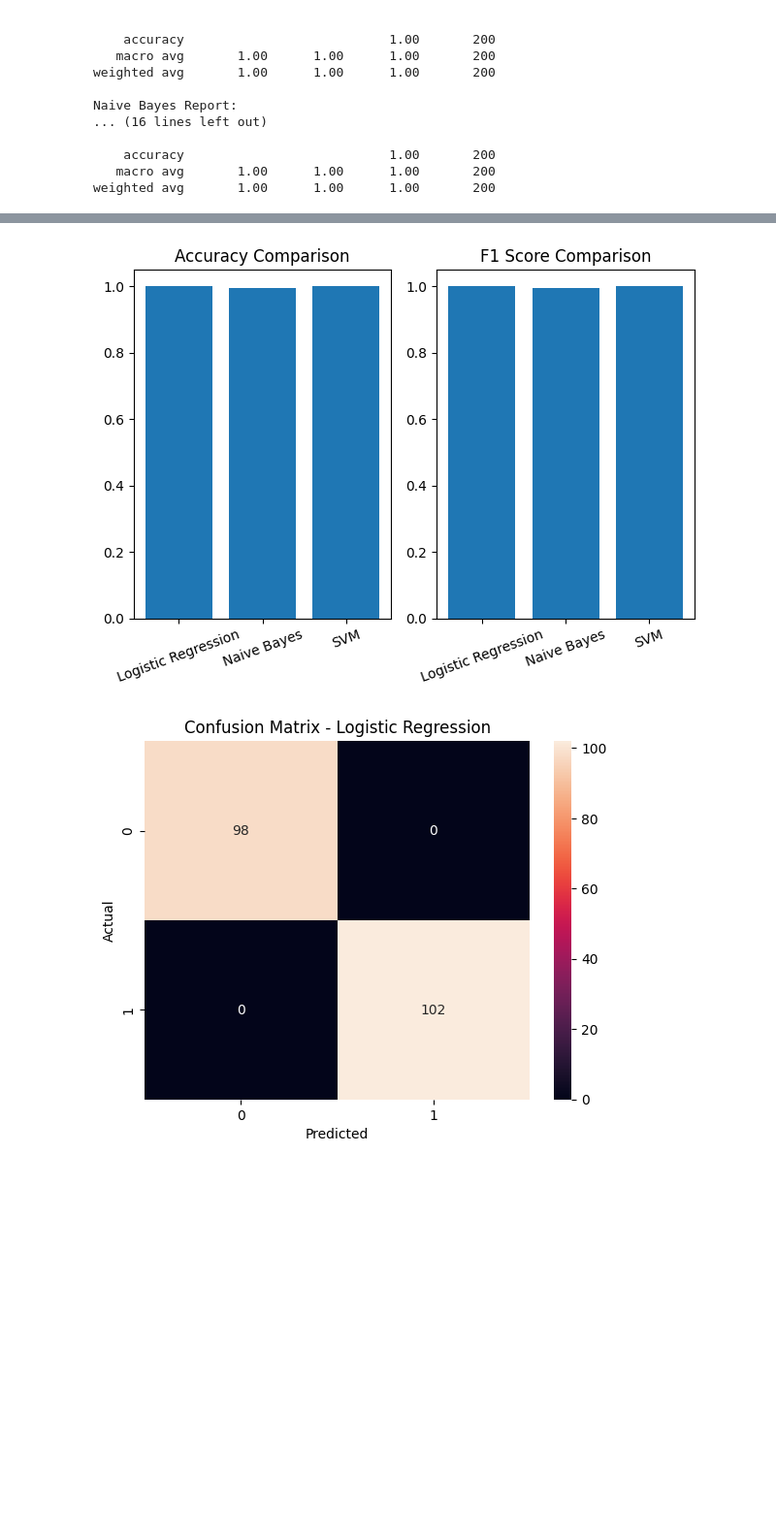
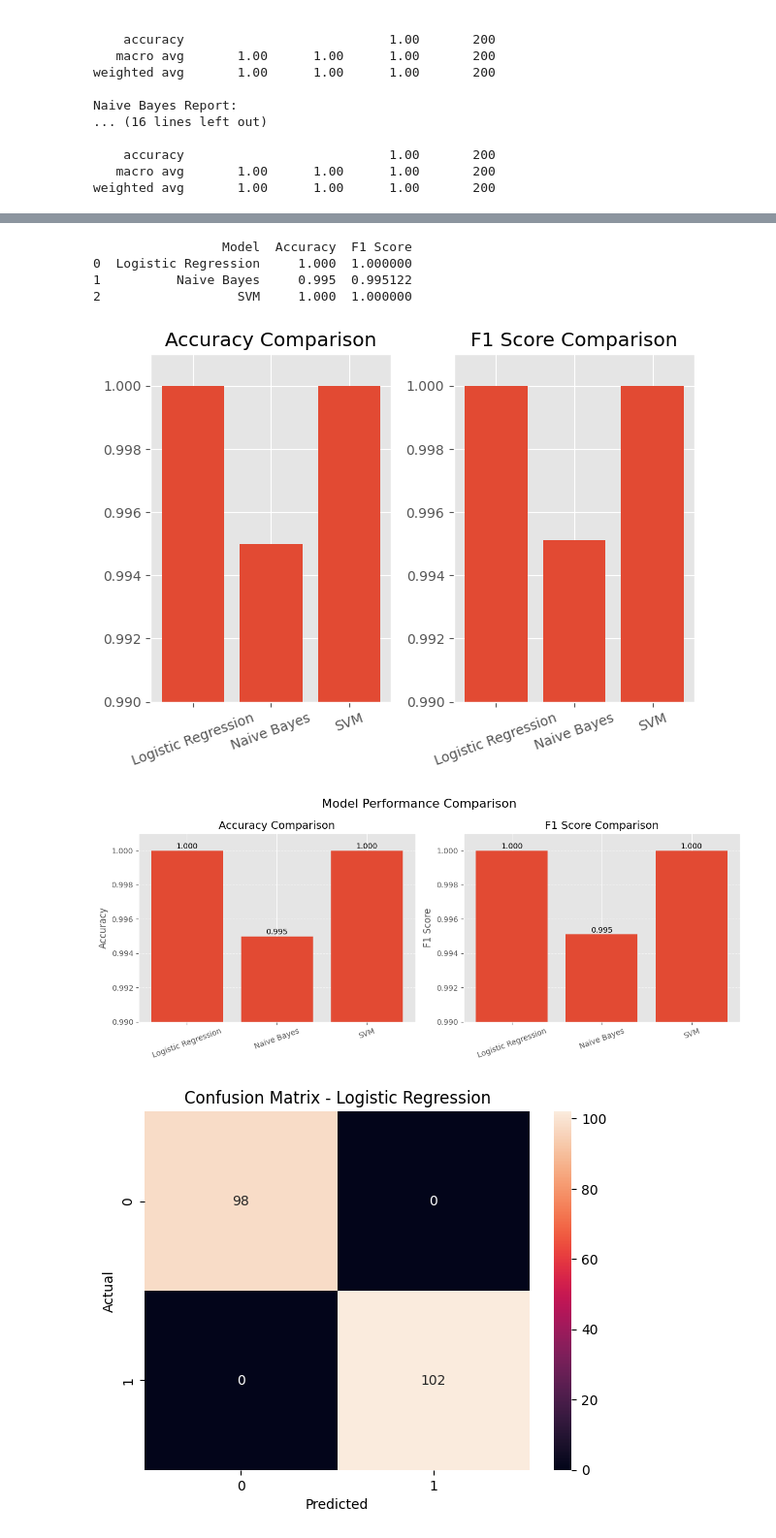
Before and after one commit to Tharunchndrn/nlp_text-Classification, a Jupyter notebook: Final.ipynb, the cells around one changed output, grey strips where cells are left out. Shown at 97% size. Cells and saved outputs as stored; diff of their text form; code cells hidden in the pictures; blank space fills up the shorter version.

```diff
--- a/Final.ipynb
+++ b/Final.ipynb
@@ -190,24 +177,80 @@ nb_f1 = f1_score(y_train, nb_preds)
 svm_f1 = f1_score(y_train, svm_preds)
 
 models = ['Logistic Regression', 'Naive Bayes', 'SVM']
+accuracy = [lr_acc,nb_acc,svm_acc]
 f1_scores = [lr_f1, nb_f1, svm_f1]
+# %%
+results = pd.DataFrame({
+    'Model': models,
+    'Accuracy': accuracy,
+    'F1 Score': f1_scores
+})
+
+print(results)
+# %% [output]
+                 Model  Accuracy  F1 Score
+0  Logistic Regression     1.000  1.000000
+1          Naive Bayes     0.995  0.995122
+2                  SVM     1.000  1.000000
+# %%
+plt.style.use('ggplot')
+
+plt.figure()
+
+plt.subplot(1,2,1)
+plt.bar(models, accuracy)
+plt.title("Accuracy Comparison")
+plt.ylim(0.99, 1.001)
+plt.xticks(rotation=20)
+
+plt.subplot(1,2,2)
+plt.bar(models, f1_scores)
+plt.title("F1 Score Comparison")
+plt.ylim(0.99, 1.001)
+plt.xticks(rotation=20)
+plt.tight_layout()
+plt.show()
+# %% [output]
+[figure, added]
 # %%
-plt.figure()
+plt.figure(figsize=(12,5))
 
-# Accuracy plot
-plt.subplot(1, 2, 1)
-plt.bar(models, accuracies)
-plt.title("Accuracy Comparison")
+plt.subplot(1,2,1)
+bars1 = plt.bar(models, accuracy)
+
+plt.title("Accuracy Comparison", fontsize=14)
+plt.ylabel("Accuracy")
+plt.ylim(0.99, 1.001)
 plt.xticks(rotation=20)
 
-# F1 Score plot
-plt.subplot(1, 2, 2)
-plt.bar(models, f1_scores)
-plt.title("F1 Score Comparison")
+plt.grid(axis='y', linestyle='--', alpha=0.5)
+
+
+for bar in bars1:
+    yval = bar.get_height()
+    plt.text(bar.get_x() + bar.get_width()/2, yval + 0.0001,
+             f"{yval:.3f}", ha='center', fontsize=10)
+
+
+plt.subplot(1,2,2)
+bars2 = plt.bar(models, f1_scores)
+
+plt.title("F1 Score Comparison", fontsize=14)
+plt.ylabel("F1 Score")
+plt.ylim(0.99, 1.001)
 plt.xticks(rotation=20)
 
+plt.grid(axis='y', linestyle='--', alpha=0.5)
+
+
+for bar in bars2:
+    yval = bar.get_height()
+    plt.text(bar.get_x() + bar.get_width()/2, yval + 0.0001,
+             f"{yval:.3f}", ha='center', fontsize=10)
+
+plt.suptitle("Model Performance Comparison", fontsize=16)
 plt.tight_layout()
 plt.show()
 # %% [output]
-[figure, old version]
+[figure, new version]
 # %%
```
Also changed, not shown: parts of 7 cells of this notebook.
